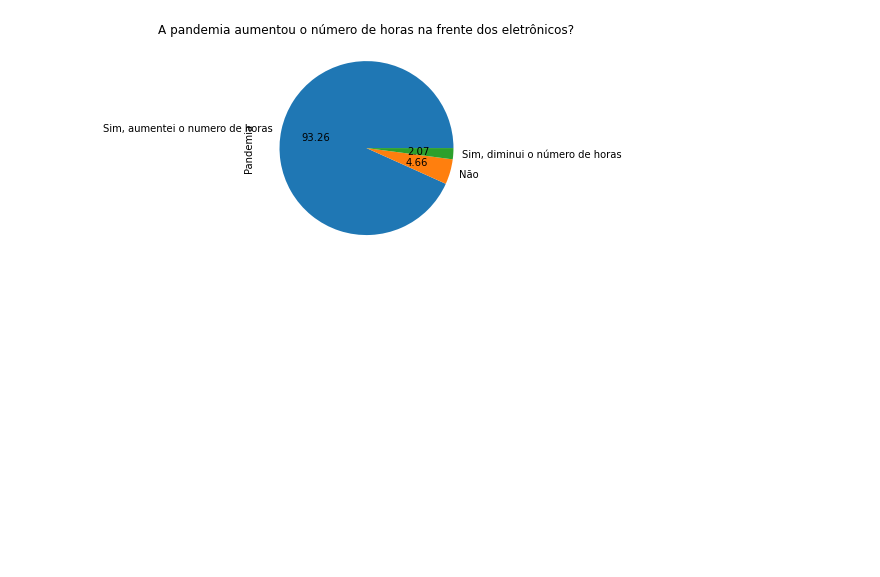
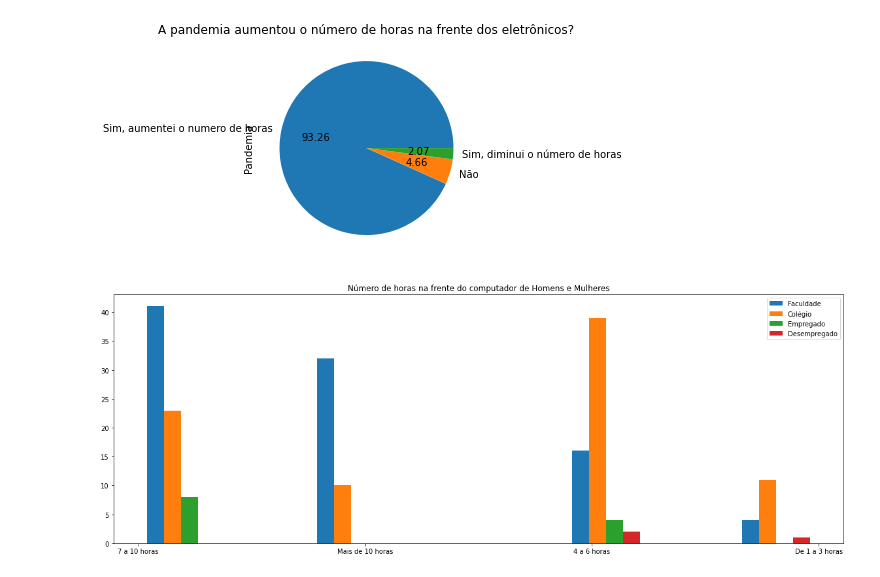
Before and after one commit to GabrielPl-1/Projeto-2-Cdados, a Jupyter notebook: Projeto 2 cdados.ipynb, the cells around one changed output. Cells and saved outputs as stored; diff of their text form; code cells hidden in the pictures; blank space fills up the shorter version.

Commit message:
Novos Histogramas

```diff
--- a/Projeto 2 cdados.ipynb
+++ b/Projeto 2 cdados.ipynb
@@ -157,3 +157,17 @@ divisao_pandemia.plot(kind='pie', title='A pandemia aumentou o número de horas
 plt.show()
 # %% [output]
 [figure]
+# %%
+uni = dados.loc[dados.Emprego == "Estudante universitário"]
+col = dados.loc[dados.Emprego == "Estudante de colegial"]
+emp = dados.loc[dados.Emprego == "Empregado"]
+des = dados.loc[dados.Emprego == "Desempregado"]
+# %%
+plt.figure(figsize=(20,7))
+bins = 8
+plt.hist([uni['Horas'][::-1], col['Horas'][::-1], emp['Horas'][::-1], des['Horas'][::-1]], bins, label=['Faculdade', 'Colégio', 'Empregado', 'Desempregado'])
+plt.legend(loc='upper right')
+plt.title("Número de horas na frente do computador de Homens e Mulheres")
+plt.show()
+# %% [output]
+[figure, added]
```
